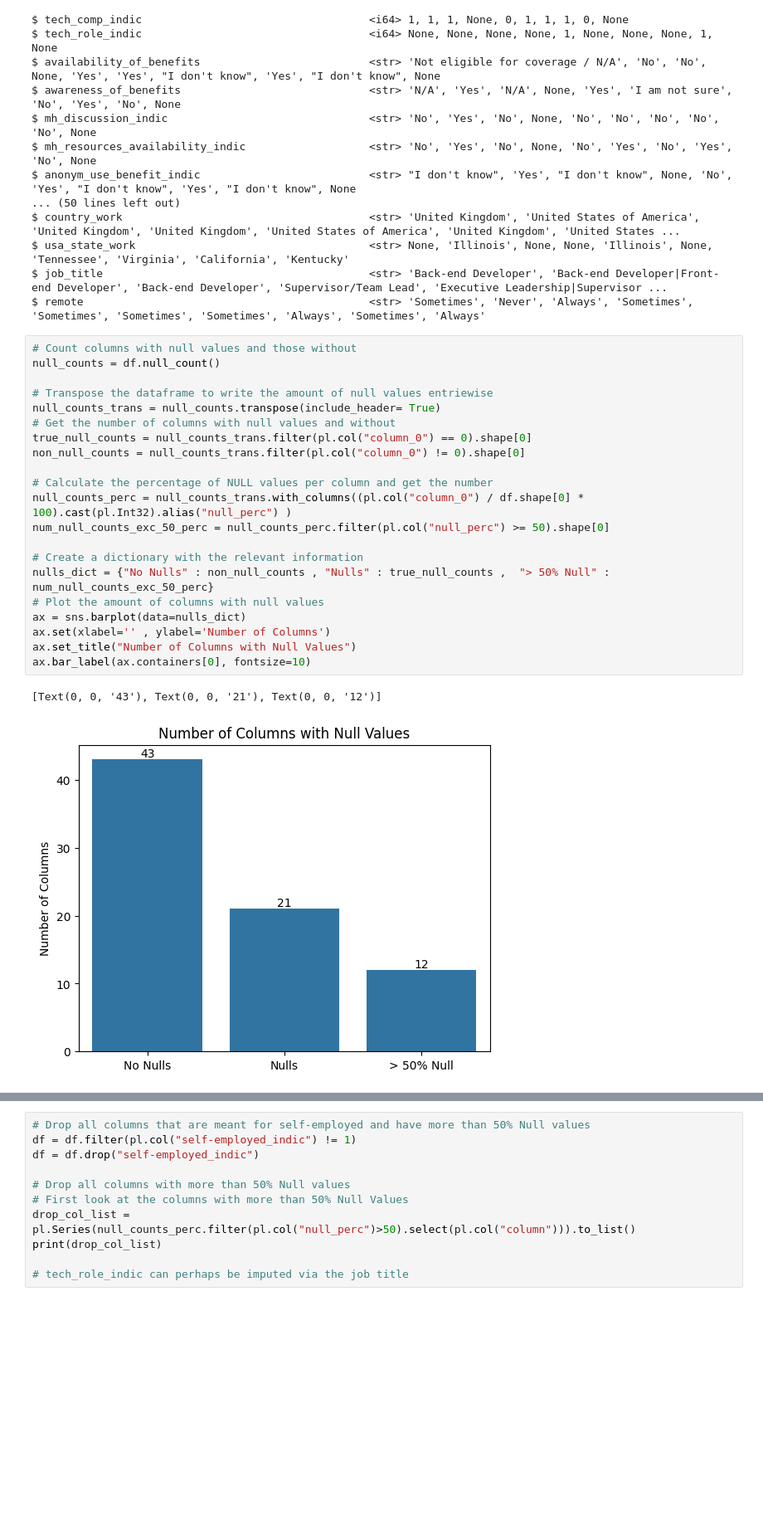
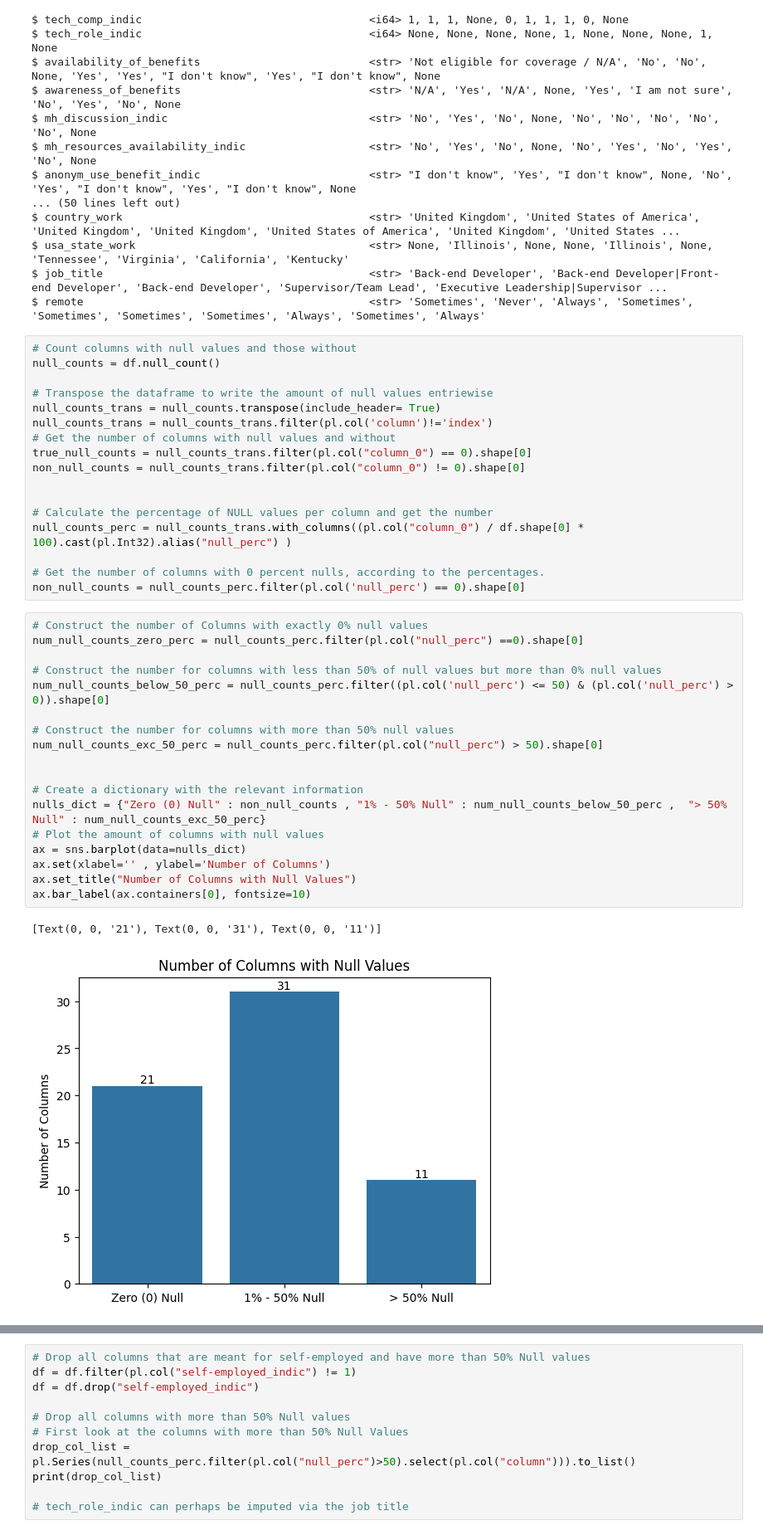
Before and after one commit to JanPhilippBittner/iu_mental_health_ml, a Jupyter notebook: Desktop/Arbeit/Arbeit/Universität/IU/Module/Semester 3/Machine learning - unsupervised learning/Project/first_draft.ipynb, the cells around one changed output, grey strips where cells are left out. Shown at 83% size. Drawn from its saved outputs; the diff is of its cells as text; blank space fills up the shorter version.

```diff
--- a/Desktop/Arbeit/Arbeit/Universität/IU/Module/Semester 3/Machine learning - unsupervised learning/Project/first_draft.ipynb
+++ b/Desktop/Arbeit/Arbeit/Universität/IU/Module/Semester 3/Machine learning - unsupervised learning/Project/first_draft.ipynb
@@ -202,21 +213,35 @@ null_counts = df.null_count()
 
 # Transpose the dataframe to write the amount of null values entriewise
 null_counts_trans = null_counts.transpose(include_header= True)
+null_counts_trans = null_counts_trans.filter(pl.col('column')!='index')
 # Get the number of columns with null values and without
 true_null_counts = null_counts_trans.filter(pl.col("column_0") == 0).shape[0]
 non_null_counts = null_counts_trans.filter(pl.col("column_0") != 0).shape[0]
 
+
 # Calculate the percentage of NULL values per column and get the number
 null_counts_perc = null_counts_trans.with_columns((pl.col("column_0") / df.shape[0] * 100).cast(pl.Int32).alias("null_perc") )
-num_null_counts_exc_50_perc = null_counts_perc.filter(pl.col("null_perc") >= 50).shape[0]
 
-# Create a dictionary with the relevant information
-nulls_dict = {"No Nulls" : non_null_counts , "Nulls" : true_null_counts ,  "> 50% Null" : num_null_counts_exc_50_perc}
-# Plot the amount of columns with null values
-ax = sns.barplot(data=nulls_dict)
-ax.set(xlabel='' , ylabel='Number of Columns')
-ax.set_title("Number of Columns with Null Values")
-ax.bar_label(ax.containers[0], fontsize=10)
+# Get the number of columns with 0 percent nulls, according to the percentages.
+non_null_counts = null_counts_perc.filter(pl.col('null_perc') == 0).shape[0]
-# %% [output]
-[Text(0, 0, '43'), Text(0, 0, '21'), Text(0, 0, '12')]
-[figure, removed]
+# %%
+# Construct the number of Columns with exactly 0% null values
+num_null_counts_zero_perc = null_counts_perc.filter(pl.col("null_perc") ==0).shape[0]
+
+# Construct the number for columns with less than 50% of null values but more than 0% null values
+num_null_counts_below_50_perc = null_counts_perc.filter((pl.col('null_perc') <= 50) & (pl.col('null_perc') > 0)).shape[0]
+
+# Construct the number for columns with more than 50% null values
+num_null_counts_exc_50_perc = null_counts_perc.filter(pl.col("null_perc") > 50).shape[0]
+
+
+# Create a dictionary with the relevant information
+nulls_dict = {"Zero (0) Null" : non_null_counts , "1% - 50% Null" : num_null_counts_below_50_perc ,  "> 50% Null" : num_null_counts_exc_50_perc}
+# Plot the amount of columns with null values
+ax = sns.barplot(data=nulls_dict)
+ax.set(xlabel='' , ylabel='Number of Columns')
+ax.set_title("Number of Columns with Null Values")
+ax.bar_label(ax.containers[0], fontsize=10)
+# %% [output]
+[Text(0, 0, '21'), Text(0, 0, '31'), Text(0, 0, '11')]
+[figure, added]
```
Also changed, not shown: parts of 16 cells of this notebook, 3 other files.
